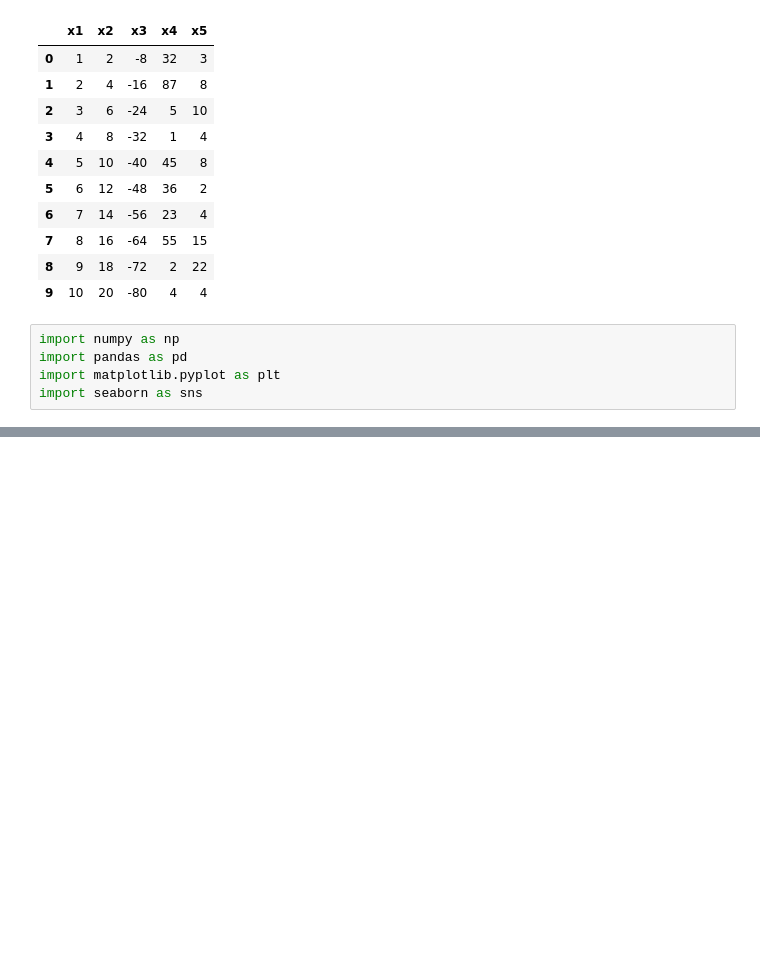
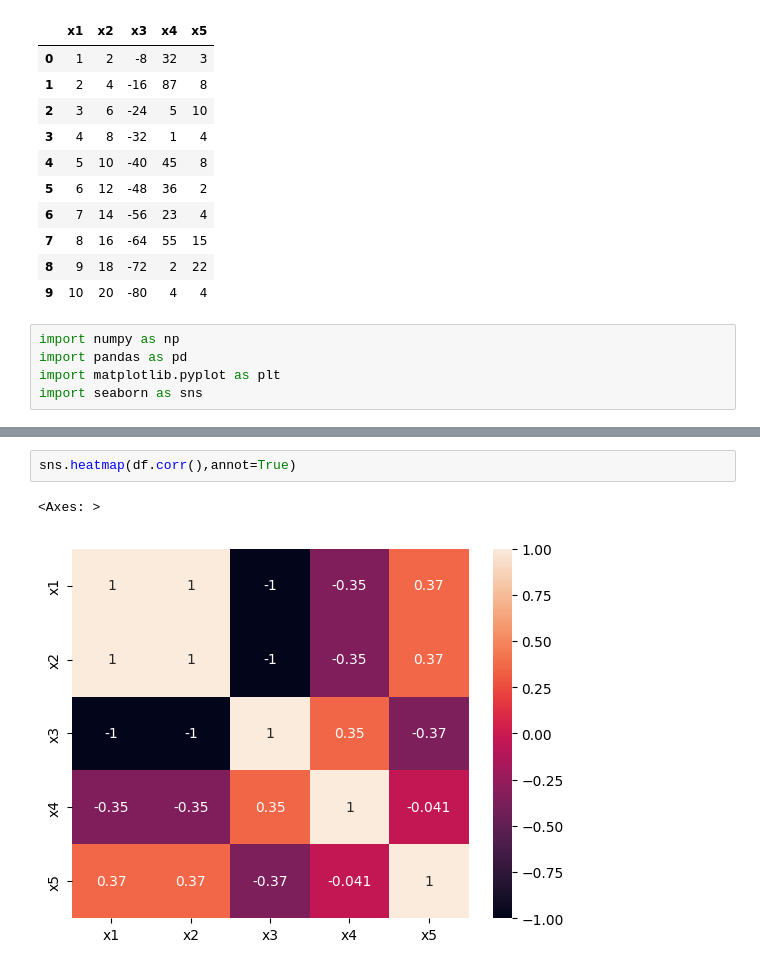
Before and after one commit to dheeraj0342/DSML, a Jupyter notebook: plotly.ipynb, the cells around one changed output, grey strips where cells are left out. Cells and saved outputs as stored; diff of their text form; blank space fills up the shorter version.

```diff
--- a/plotly.ipynb
+++ b/plotly.ipynb
@@ -330,0 +345,5 @@ import seaborn as sns
+# %%
+sns.heatmap(df.corr(),annot=True)
+# %% [output]
+<Axes: >
+[figure, added]
```
Also changed, not shown: parts of 2 cells of this notebook.
